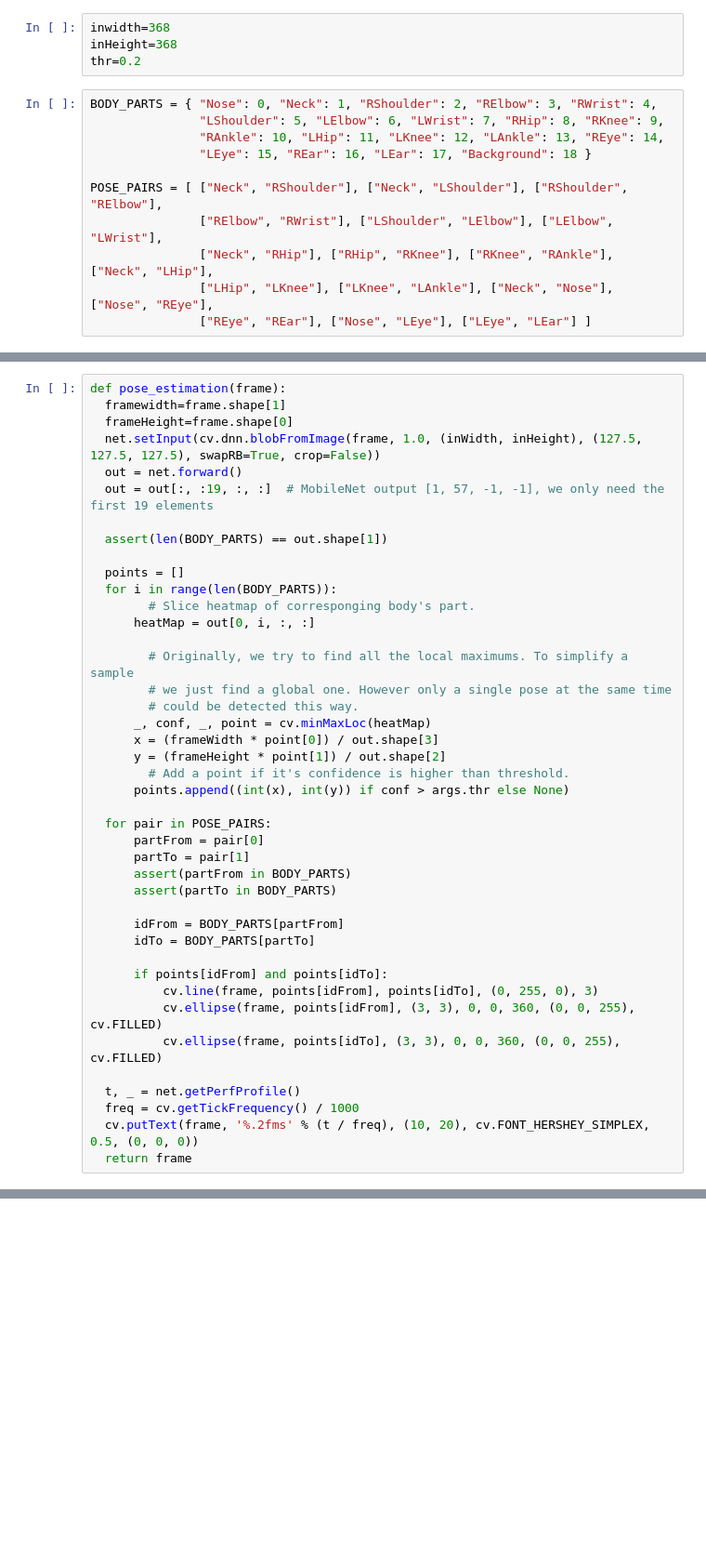
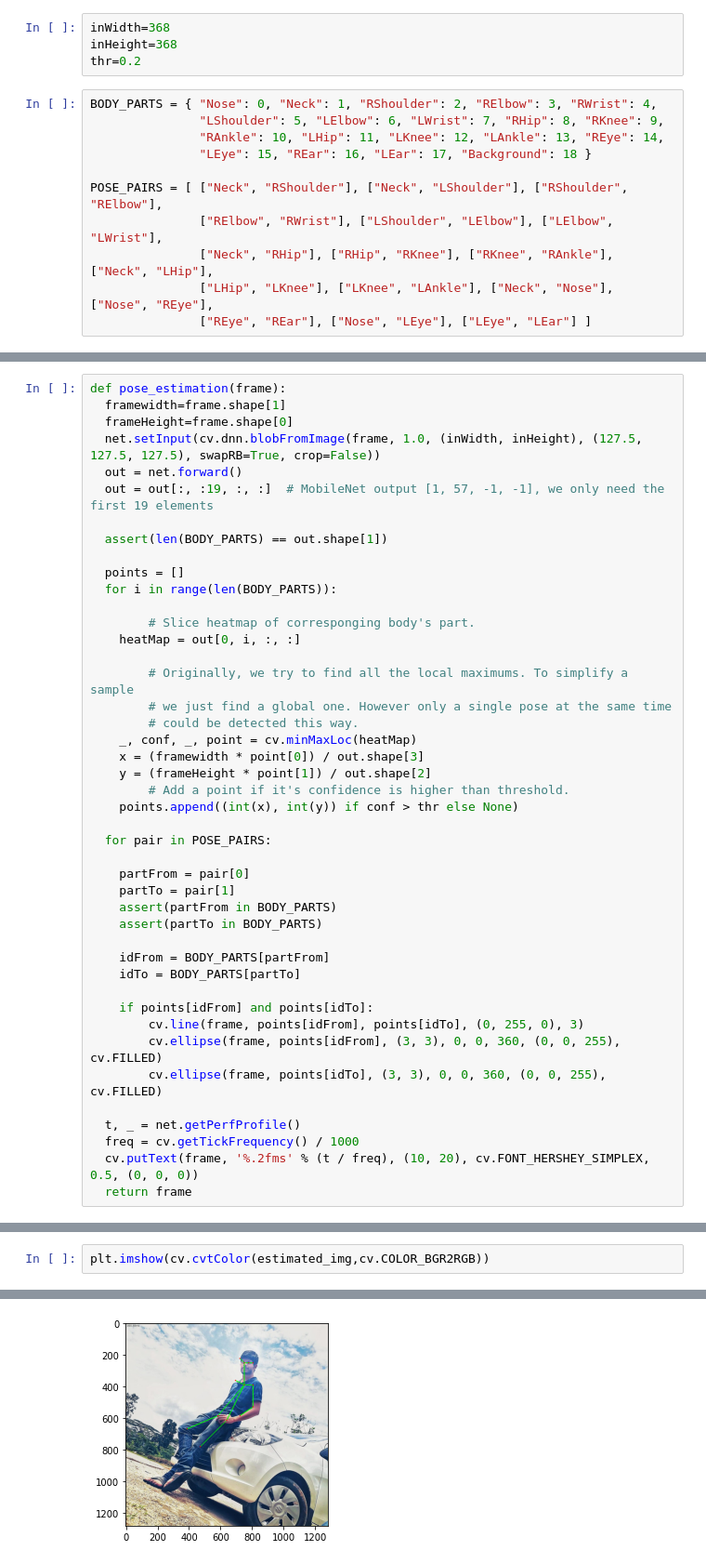
Before and after one commit to ishancoderr/3D_modeling, a Jupyter notebook: human_focus.ipynb, the cells around one changed output, grey strips where cells are left out. Shown at 93% size. Drawn from its saved outputs; the diff is of its cells as text; blank space fills up the shorter version.

```diff
--- a/human_focus.ipynb
+++ b/human_focus.ipynb
@@ -6,7 +7,7 @@ import matplotlib.pyplot as plt
 # %%
 net=cv.dnn.readNetFromTensorflow("/content/sample_data/graph_opt.pb")
 # %%
-inwidth=368
+inWidth=368
 inHeight=368
 thr=0.2
 # %%
@@ -44,31 +45,33 @@ def pose_estimation(frame):
 
   points = []
   for i in range(len(BODY_PARTS)):
+
         # Slice heatmap of corresponging body's part.
-      heatMap = out[0, i, :, :]
+    heatMap = out[0, i, :, :]
 
         # Originally, we try to find all the local maximums. To simplify a sample
         # we just find a global one. However only a single pose at the same time
         # could be detected this way.
-      _, conf, _, point = cv.minMaxLoc(heatMap)
-      x = (frameWidth * point[0]) / out.shape[3]
-      y = (frameHeight * point[1]) / out.shape[2]
+    _, conf, _, point = cv.minMaxLoc(heatMap)
+    x = (framewidth * point[0]) / out.shape[3]
+    y = (frameHeight * point[1]) / out.shape[2]
         # Add a point if it's confidence is higher than threshold.
-      points.append((int(x), int(y)) if conf > args.thr else None)
+    points.append((int(x), int(y)) if conf > thr else None)
 
   for pair in POSE_PAIRS:
-      partFrom = pair[0]
-      partTo = pair[1]
-      assert(partFrom in BODY_PARTS)
-      assert(partTo in BODY_PARTS)
 
-      idFrom = BODY_PARTS[partFrom]
-      idTo = BODY_PARTS[partTo]
+    partFrom = pair[0]
+    partTo = pair[1]
+    assert(partFrom in BODY_PARTS)
+    assert(partTo in BODY_PARTS)
 
-      if points[idFrom] and points[idTo]:
-          cv.line(frame, points[idFrom], points[idTo], (0, 255, 0), 3)
-          cv.ellipse(frame, points[idFrom], (3, 3), 0, 0, 360, (0, 0, 255), cv.FILLED)
-          cv.ellipse(frame, points[idTo], (3, 3), 0, 0, 360, (0, 0, 255), cv.FILLED)
+    idFrom = BODY_PARTS[partFrom]
+    idTo = BODY_PARTS[partTo]
+
+    if points[idFrom] and points[idTo]:
+        cv.line(frame, points[idFrom], points[idTo], (0, 255, 0), 3)
+        cv.ellipse(frame, points[idFrom], (3, 3), 0, 0, 360, (0, 0, 255), cv.FILLED)
+        cv.ellipse(frame, points[idTo], (3, 3), 0, 0, 360, (0, 0, 255), cv.FILLED)
 
   t, _ = net.getPerfProfile()
   freq = cv.getTickFrequency() / 1000
@@ -80,0 +82,3 @@ NameError: ignored
+# %%
+plt.imshow(cv.cvtColor(estimated_img,cv.COLOR_BGR2RGB))
+# %% [output]
@@ -80,0 +86 @@ NameError: ignored
+[figure, added]
```
Also changed, not shown: parts of 6 cells of this notebook.
